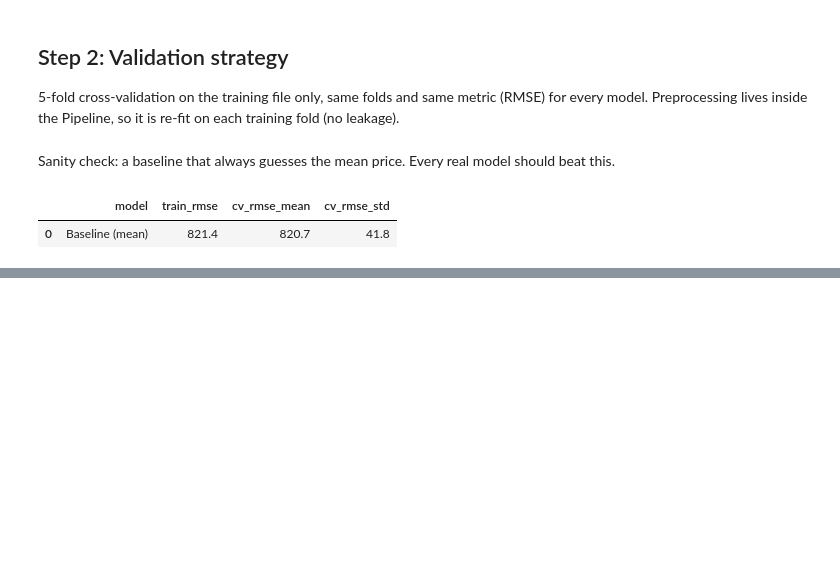
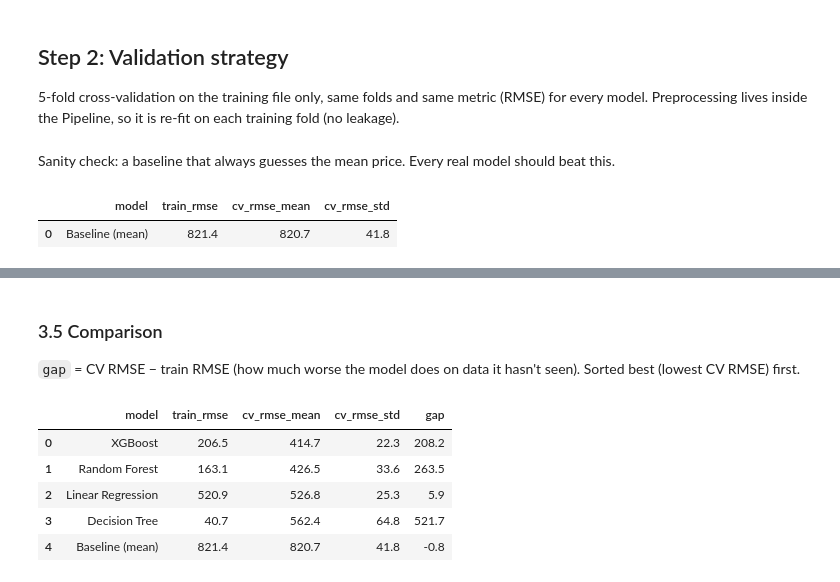
Before and after one commit to kevinherrera-dev/CAI_4105_2026_Fall_Team_5, a Jupyter notebook: challenge1.ipynb, the cells around one changed output, grey strips where cells are left out. Cells and saved outputs as stored; diff of their text form; code cells hidden in the pictures; blank space fills up the shorter version.

```diff
--- a/challenge1.ipynb
+++ b/challenge1.ipynb
@@ -186,0 +236,14 @@ evaluate("Baseline (mean)", DummyRegressor(strategy="mean"))
+# %% [markdown]
+### 3.5 Comparison
+`gap` = CV RMSE − train RMSE (how much worse the model does on data it hasn't seen). Sorted best (lowest CV RMSE) first.
+# %%
+comparison = pd.DataFrame(results)
+comparison["gap"] = comparison["cv_rmse_mean"] - comparison["train_rmse"]
+comparison.sort_values("cv_rmse_mean").reset_index(drop=True).round(1)
+# %% [output]
+|  | model | train_rmse | cv_rmse_mean | cv_rmse_std | gap |
+| 0 | XGBoost | 206.5 | 414.7 | 22.3 | 208.2 |
+| 1 | Random Forest | 163.1 | 426.5 | 33.6 | 263.5 |
+| 2 | Linear Regression | 520.9 | 526.8 | 25.3 | 5.9 |
+| 3 | Decision Tree | 40.7 | 562.4 | 64.8 | 521.7 |
+| 4 | Baseline (mean) | 821.4 | 820.7 | 41.8 | -0.8 |
```
Also changed, not shown: parts of 15 cells of this notebook, 1 other file.
